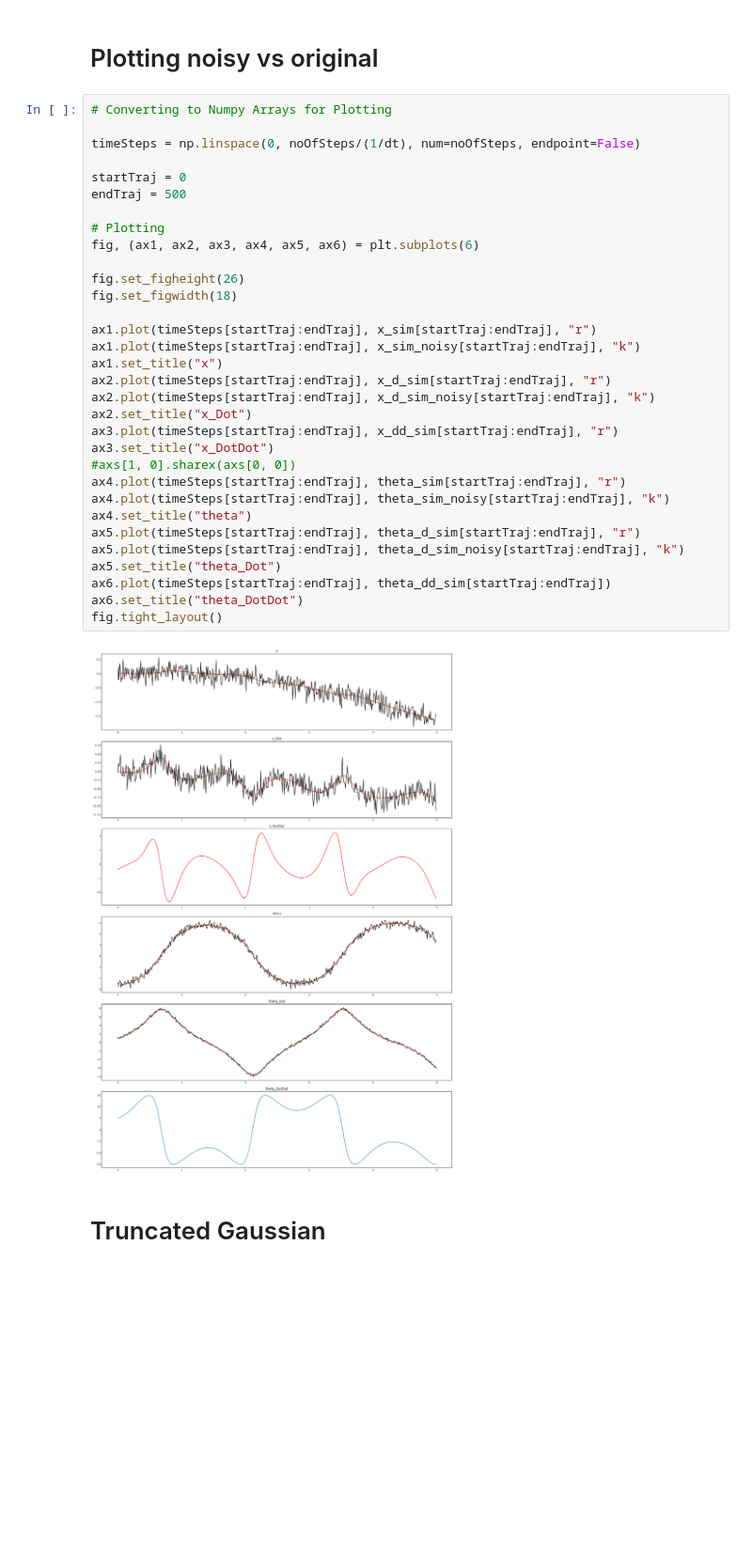
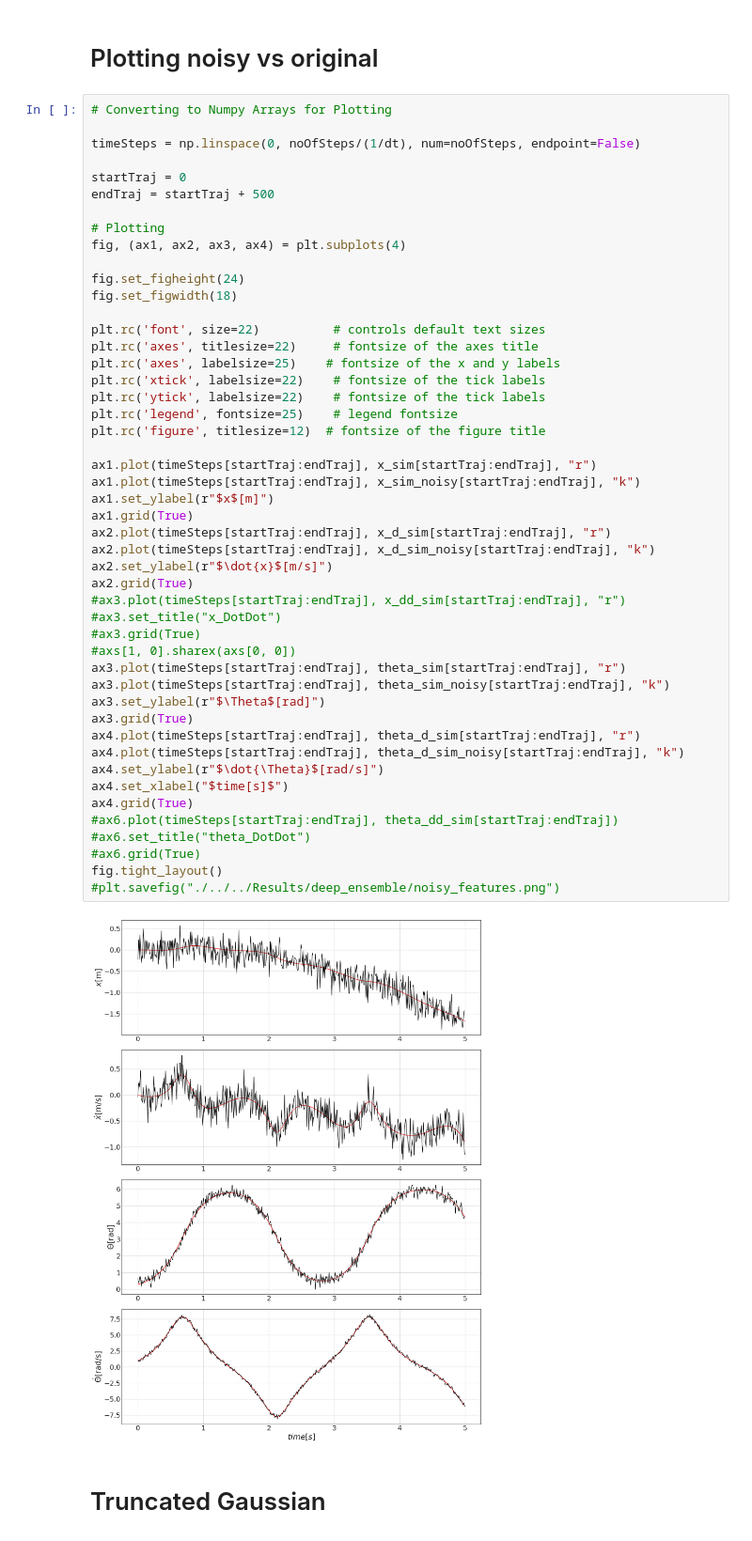
Before and after one commit to coordinated-systems-lab/UncQuanNASA, a Jupyter notebook: Data/Code/noisyDataGeneration.ipynb, the cells around one changed output. Shown at 94% size. Saved outputs shown, nothing was run; the diff lists cells and outputs as text; blank space fills up the shorter version.

Commit message:
added results of noisy input

```diff
--- a/Data/Code/noisyDataGeneration.ipynb
+++ b/Data/Code/noisyDataGeneration.ipynb
@@ -141,37 +141,53 @@ allData = np.stack((theta_sim[:-1], theta_d_sim[:-1], x_sim[:-1], x_d_sim[:-1],
 # %%
 # Converting to Numpy Arrays for Plotting
 
 timeSteps = np.linspace(0, noOfSteps/(1/dt), num=noOfSteps, endpoint=False)
 
 startTraj = 0
-endTraj = 500
+endTraj = startTraj + 500
 
 # Plotting
-fig, (ax1, ax2, ax3, ax4, ax5, ax6) = plt.subplots(6)
+fig, (ax1, ax2, ax3, ax4) = plt.subplots(4)
 
-fig.set_figheight(26)
+fig.set_figheight(24)
 fig.set_figwidth(18)
+
+plt.rc('font', size=22)          # controls default text sizes
+plt.rc('axes', titlesize=22)     # fontsize of the axes title
+plt.rc('axes', labelsize=25)    # fontsize of the x and y labels
+plt.rc('xtick', labelsize=22)    # fontsize of the tick labels
+plt.rc('ytick', labelsize=22)    # fontsize of the tick labels
+plt.rc('legend', fontsize=25)    # legend fontsize
+plt.rc('figure', titlesize=12)  # fontsize of the figure title
 
 ax1.plot(timeSteps[startTraj:endTraj], x_sim[startTraj:endTraj], "r")
 ax1.plot(timeSteps[startTraj:endTraj], x_sim_noisy[startTraj:endTraj], "k")
-ax1.set_title("x")
+ax1.set_ylabel(r"$x$[m]")
+ax1.grid(True)
 ax2.plot(timeSteps[startTraj:endTraj], x_d_sim[startTraj:endTraj], "r")
 ax2.plot(timeSteps[startTraj:endTraj], x_d_sim_noisy[startTraj:endTraj], "k")
-ax2.set_title("x_Dot")
-ax3.plot(timeSteps[startTraj:endTraj], x_dd_sim[startTraj:endTraj], "r")
-ax3.set_title("x_DotDot")
+ax2.set_ylabel(r"$\dot{x}$[m/s]")
+ax2.grid(True)
+#ax3.plot(timeSteps[startTraj:endTraj], x_dd_sim[startTraj:endTraj], "r")
+#ax3.set_title("x_DotDot")
+#ax3.grid(True)
 #axs[1, 0].sharex(axs[0, 0])
-ax4.plot(timeSteps[startTraj:endTraj], theta_sim[startTraj:endTraj], "r")
-ax4.plot(timeSteps[startTraj:endTraj], theta_sim_noisy[startTraj:endTraj], "k")
-ax4.set_title("theta")
-ax5.plot(timeSteps[startTraj:endTraj], theta_d_sim[startTraj:endTraj], "r")
-ax5.plot(timeSteps[startTraj:endTraj], theta_d_sim_noisy[startTraj:endTraj], "k")
-ax5.set_title("theta_Dot")
-ax6.plot(timeSteps[startTraj:endTraj], theta_dd_sim[startTraj:endTraj])
-ax6.set_title("theta_DotDot")
+ax3.plot(timeSteps[startTraj:endTraj], theta_sim[startTraj:endTraj], "r")
+ax3.plot(timeSteps[startTraj:endTraj], theta_sim_noisy[startTraj:endTraj], "k")
+ax3.set_ylabel(r"$\Theta$[rad]")
+ax3.grid(True)
+ax4.plot(timeSteps[startTraj:endTraj], theta_d_sim[startTraj:endTraj], "r")
+ax4.plot(timeSteps[startTraj:endTraj], theta_d_sim_noisy[startTraj:endTraj], "k")
+ax4.set_ylabel(r"$\dot{\Theta}$[rad/s]")
+ax4.set_xlabel("$time[s]$")
+ax4.grid(True)
+#ax6.plot(timeSteps[startTraj:endTraj], theta_dd_sim[startTraj:endTraj])
+#ax6.set_title("theta_DotDot")
+#ax6.grid(True)
 fig.tight_layout()
+#plt.savefig("./../../Results/deep_ensemble/noisy_features.png")
 # %% [output]
-[figure, old version]
+[figure, new version]
 # %% [markdown]
 # Truncated Gaussian
 # %%
```
Also changed, not shown: parts of 1 cell of this notebook, 43 other files.
